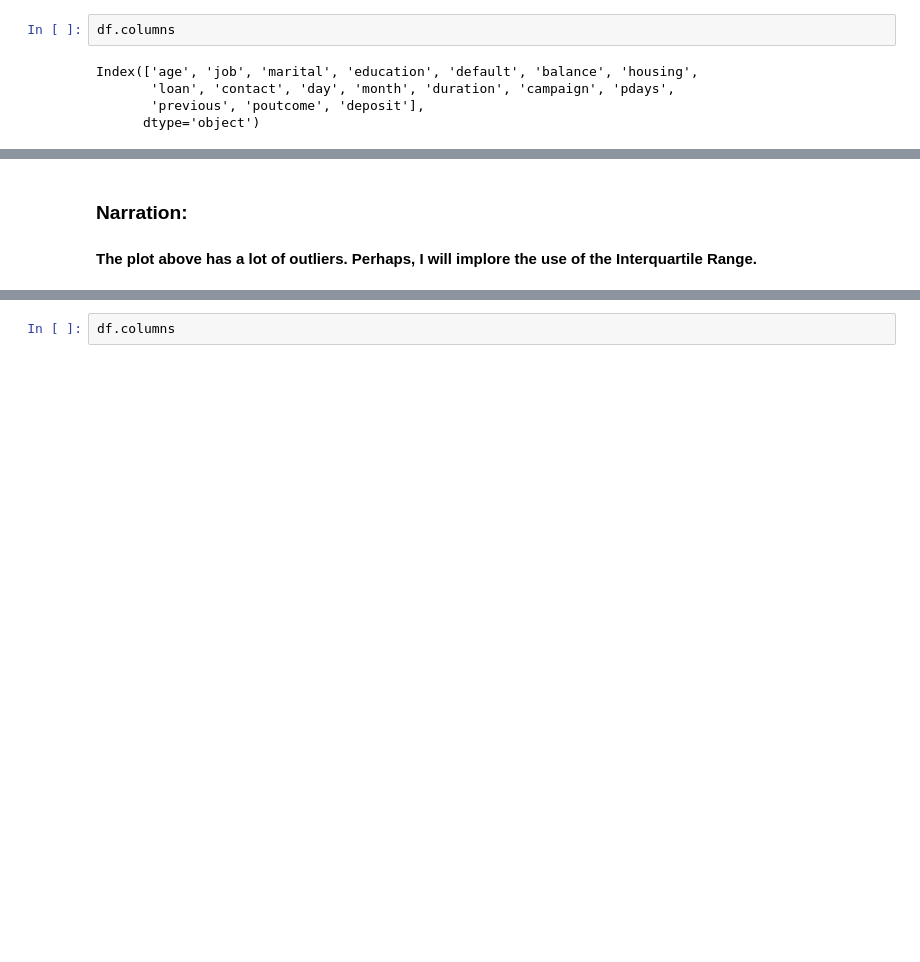
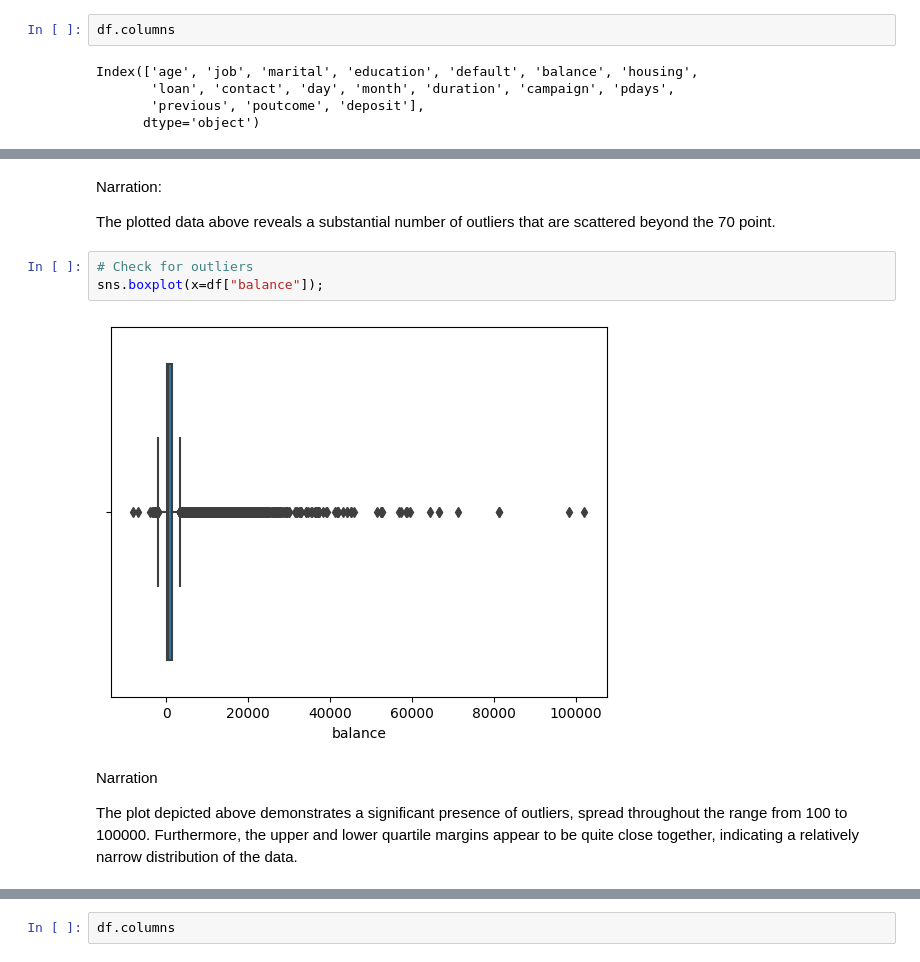
Before and after one commit to SenseiBassa/Nexux-Capstone-1, a Jupyter notebook: Capstone_Project_1.ipynb, the cells around one changed output, grey strips where cells are left out. Cells and saved outputs as stored; diff of their text form; blank space fills up the shorter version.

```diff
--- a/Capstone_Project_1.ipynb
+++ b/Capstone_Project_1.ipynb
@@ -253,5 +272,14 @@ sns.boxplot(x=df["age"]);
 [figure]
-# %% [markdown]
-### Narration:
-
-#### The plot above has a lot of outliers. Perhaps, I will implore the use of the Interquartile Range.
+# %% [markdown]
+Narration:
+
+The plotted data above reveals a substantial number of outliers that are scattered beyond the 70 point.
+# %%
+# Check for outliers
+sns.boxplot(x=df["balance"]);
+# %% [output]
+[figure, added]
+# %% [markdown]
+Narration
+
+The plot depicted above demonstrates a significant presence of outliers, spread throughout the range from 100 to 100000. Furthermore, the upper and lower quartile margins appear to be quite close together, indicating a relatively narrow distribution of the data.
```
Also changed, not shown: parts of 48 cells of this notebook.
